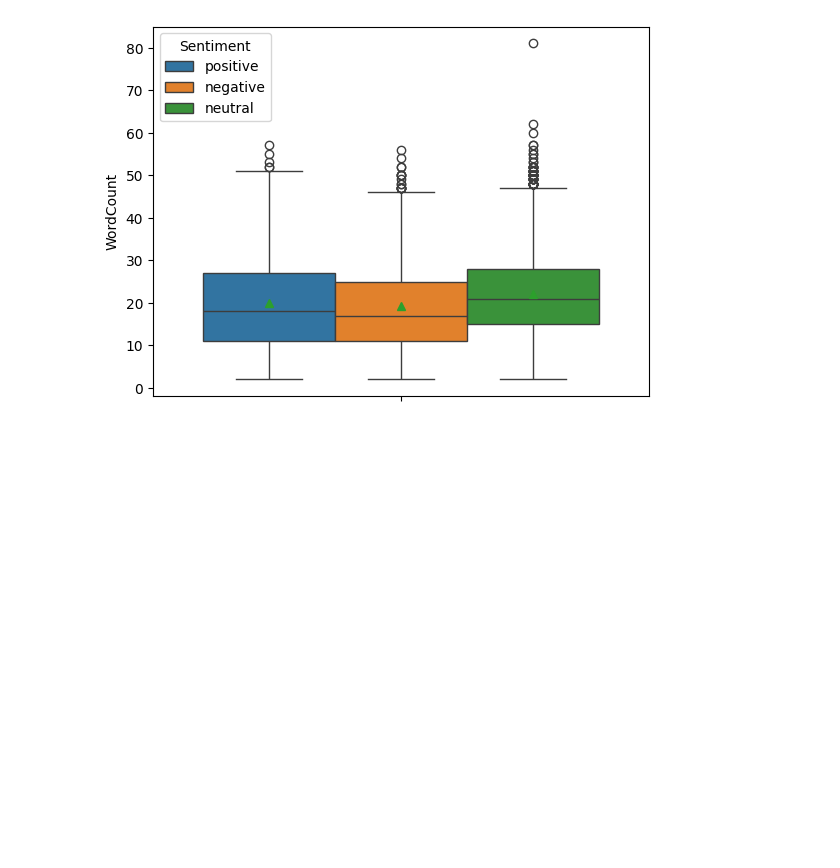
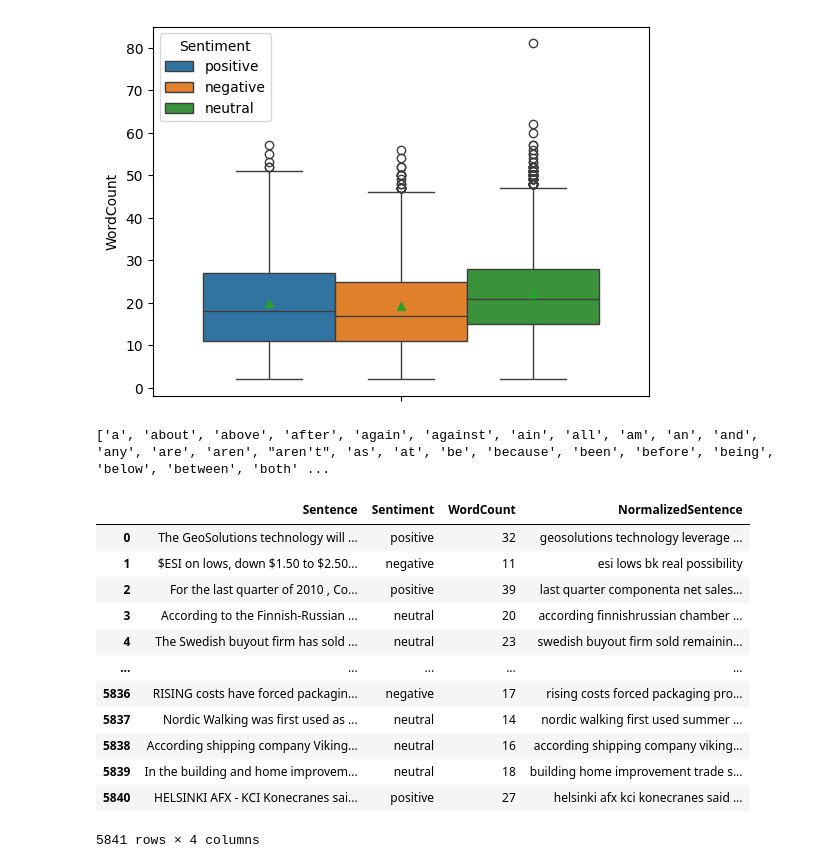
Before and after one commit to ganeshteli/sentiment-analysis-with-neural-networks, a Jupyter notebook: app.ipynb, the cells around one changed output. Saved outputs shown, nothing was run; the diff lists cells and outputs as text; code cells hidden in the pictures; blank space fills up the shorter version.

Commit message:
Normalize sentences

```diff
--- a/app.ipynb
+++ b/app.ipynb
@@ -91,3 +91,50 @@ sns.boxplot(data = financial_data, y = "WordCount", hue = "Sentiment", showmeans
 # %% [output]
 <Axes: ylabel='WordCount'>
 [figure]
+# %%
+from nltk.corpus import stopwords
+
+stop_words = stopwords.words("english")
+print(stop_words)
+# %% [output]
+['a', 'about', 'above', 'after', 'again', 'against', 'ain', 'all', 'am', 'an', 'and', 'any', 'are', 'aren', "aren't", 'as', 'at', 'be', 'because', 'been', 'before', 'being', 'below', 'between', 'both' ...
+# %%
+import string
+
+def preprocess_data(input_data):
+
+    lowercase = tf.strings.lower(input_data)
+
+    stripped_urls = tf.strings.regex_replace(lowercase, r"https?://\S+|www\.\S+", "")
+
+    stripped_symbls = tf.strings.regex_replace(stripped_urls, r"\S*@\S*\s?", "")
+
+    stripped_brckts = tf.strings.regex_replace(stripped_symbls, r"<.*?>+|\[|\]", "")
+
+    stripped_dgts = tf.strings.regex_replace(stripped_brckts, r"\w*\d\w*", "")
+
+    stripped_spcs = tf.strings.regex_replace(stripped_dgts, r"\s+", " ")
+
+    stripped_stpwrds = tf.strings.regex_replace(stripped_spcs, r"\b(?:{})\b".format("|".join(stop_words)), "")
+
+    final_data = tf.strings.regex_replace(stripped_stpwrds ,r"[^a-zA-Z\s]+" ,"")
+
+    return final_data
+# %%
+financial_data["NormalizedSentence"] = financial_data["Sentence"].apply(lambda x: preprocess_data(x).numpy().decode("utf-8"))
+
+financial_data
+# %% [output]
+|  | Sentence | Sentiment | WordCount | NormalizedSentence |
+| 0 | The GeoSolutions technology will ... | positive | 32 | geosolutions technology leverage ... |
+| 1 | $ESI on lows, down $1.50 to $2.50... | negative | 11 | esi lows bk real possibility |
+| 2 | For the last quarter of 2010 , Co... | positive | 39 | last quarter componenta net sales... |
+| 3 | According to the Finnish-Russian ... | neutral | 20 | according finnishrussian chamber ... |
+| 4 | The Swedish buyout firm has sold ... | neutral | 23 | swedish buyout firm sold remainin... |
+| ... | ... | ... | ... | ... |
+| 5836 | RISING costs have forced packagin... | negative | 17 | rising costs forced packaging pro... |
+| 5837 | Nordic Walking was first used as ... | neutral | 14 | nordic walking first used summer ... |
+| 5838 | According shipping company Viking... | neutral | 16 | according shipping company viking... |
+| 5839 | In the building and home improvem... | neutral | 18 | building home improvement trade s... |
+| 5840 | HELSINKI AFX - KCI Konecranes sai... | positive | 27 | helsinki afx kci konecranes said ... |
+5841 rows × 4 columns
```
